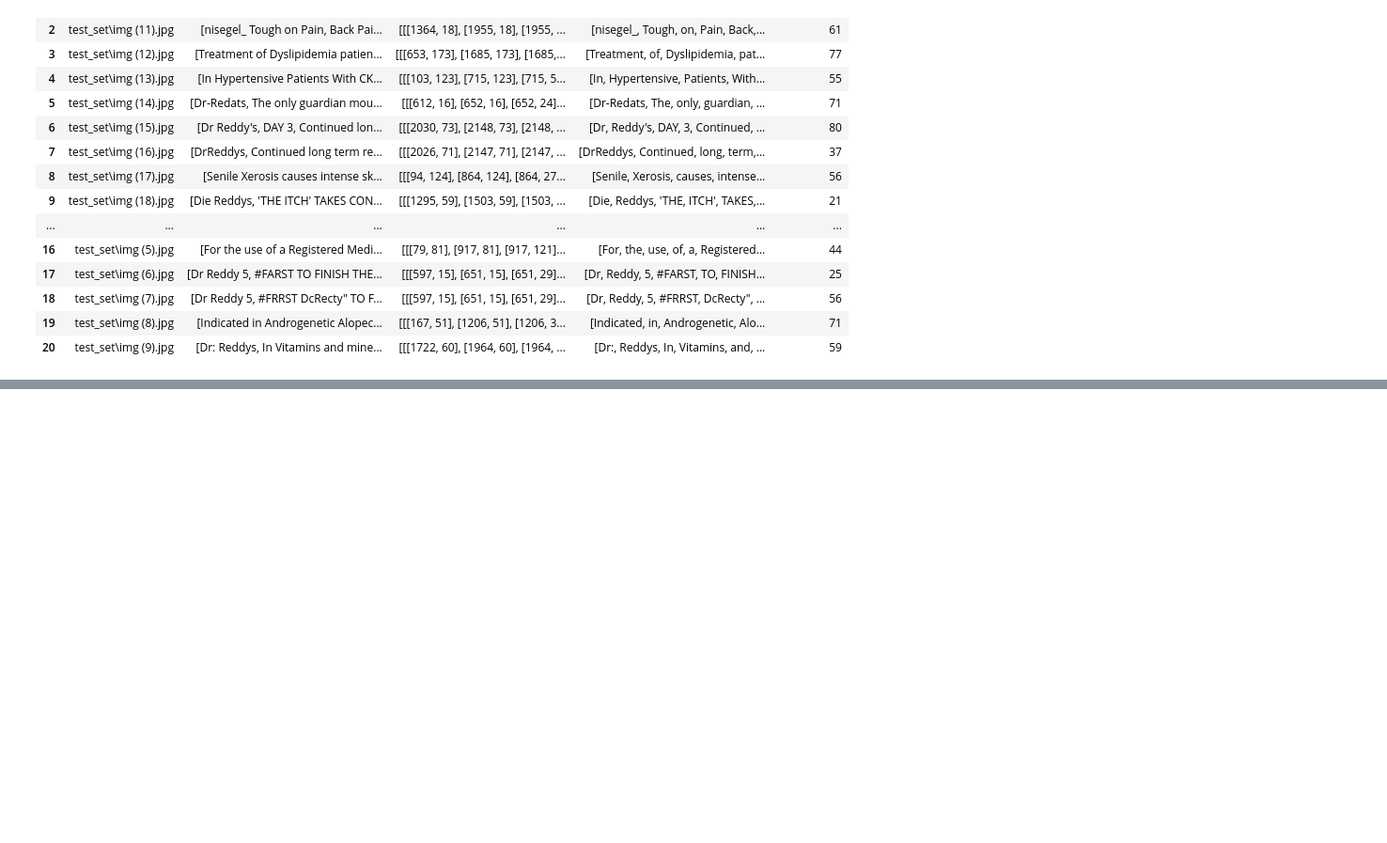
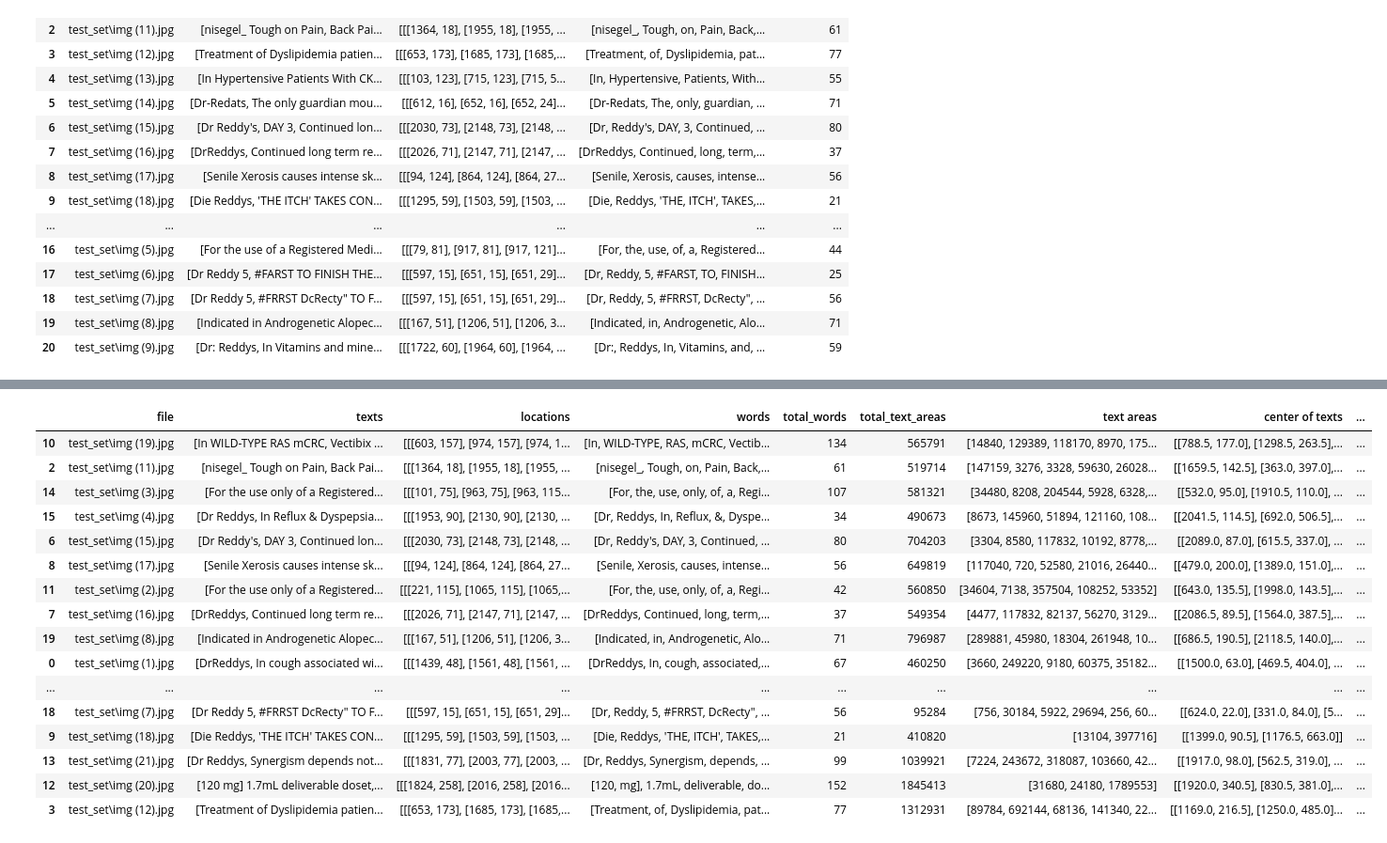
Before and after one commit to shreeschool/Text-data-from-images, a Jupyter notebook: Team ADOPT.ipynb, the cells around one changed output, grey strips where cells are left out. Shown at 94% size. Cells and saved outputs as stored; diff of their text form; code cells hidden in the pictures; blank space fills up the shorter version.

```diff
--- a/Team ADOPT.ipynb
+++ b/Team ADOPT.ipynb
@@ -234,0 +428,15 @@ df
+# %%
+score3=[1/x for x in df['dev from center']] ## center deviation
+# %%
+## to find out text cluster area ratio to image ratio
+total_size_ratio=[]
+for i in range(len(text_areas)):
+    temp_totr=df['total_text_areas'][i]/image_area[i]
+    total_size_ratio.append(temp_totr)
+score4=[1/abs(x-0.43) for x in total_size_ratio]
+# %%
+a=0.5
+b=0.2
+c=0.15
+d=0.15
+score_all_4=list(a*np.array(score1)+b*np.array(score2)+c*np.array(score3)+d*np.array(score4))
@@ -234,0 +467,23 @@ df
+# %%
+# df['score']=temp_scoreall
+df['score']=score_all_4
+# %%
+df.sort_values('score')
+# %% [output]
+|  | file | texts | locations | words | total_words | total_text_areas | text areas | center of texts | ... |
+| 10 | test_set\img (19).jpg | [In WILD-TYPE RAS mCRC, Vectibix ... | [[[603, 157], [974, 157], [974, 1... | [In, WILD-TYPE, RAS, mCRC, Vectib... | 134 | 565791 | [14840, 129389, 118170, 8970, 175... | [[788.5, 177.0], [1298.5, 263.5],... | ... |
+| 2 | test_set\img (11).jpg | [nisegel_ Tough on Pain, Back Pai... | [[[1364, 18], [1955, 18], [1955, ... | [nisegel_, Tough, on, Pain, Back,... | 61 | 519714 | [147159, 3276, 3328, 59630, 26028... | [[1659.5, 142.5], [363.0, 397.0],... | ... |
+| 14 | test_set\img (3).jpg | [For the use only of a Registered... | [[[101, 75], [963, 75], [963, 115... | [For, the, use, only, of, a, Regi... | 107 | 581321 | [34480, 8208, 204544, 5928, 6328,... | [[532.0, 95.0], [1910.5, 110.0], ... | ... |
+| 15 | test_set\img (4).jpg | [Dr Reddys, In Reflux & Dyspepsia... | [[[1953, 90], [2130, 90], [2130, ... | [Dr, Reddys, In, Reflux, &, Dyspe... | 34 | 490673 | [8673, 145960, 51894, 121160, 108... | [[2041.5, 114.5], [692.0, 506.5],... | ... |
+| 6 | test_set\img (15).jpg | [Dr Reddy's, DAY 3, Continued lon... | [[[2030, 73], [2148, 73], [2148, ... | [Dr, Reddy's, DAY, 3, Continued, ... | 80 | 704203 | [3304, 8580, 117832, 10192, 8778,... | [[2089.0, 87.0], [615.5, 337.0], ... | ... |
+| 8 | test_set\img (17).jpg | [Senile Xerosis causes intense sk... | [[[94, 124], [864, 124], [864, 27... | [Senile, Xerosis, causes, intense... | 56 | 649819 | [117040, 720, 52580, 21016, 26440... | [[479.0, 200.0], [1389.0, 151.0],... | ... |
+| 11 | test_set\img (2).jpg | [For the use only of a Registered... | [[[221, 115], [1065, 115], [1065,... | [For, the, use, only, of, a, Regi... | 42 | 560850 | [34604, 7138, 357504, 108252, 53352] | [[643.0, 135.5], [1998.0, 143.5],... | ... |
+| 7 | test_set\img (16).jpg | [DrReddys, Continued long term re... | [[[2026, 71], [2147, 71], [2147, ... | [DrReddys, Continued, long, term,... | 37 | 549354 | [4477, 117832, 82137, 56270, 3129... | [[2086.5, 89.5], [1564.0, 387.5],... | ... |
+| 19 | test_set\img (8).jpg | [Indicated in Androgenetic Alopec... | [[[167, 51], [1206, 51], [1206, 3... | [Indicated, in, Androgenetic, Alo... | 71 | 796987 | [289881, 45980, 18304, 261948, 10... | [[686.5, 190.5], [2118.5, 140.0],... | ... |
+| 0 | test_set\img (1).jpg | [DrReddys, In cough associated wi... | [[[1439, 48], [1561, 48], [1561, ... | [DrReddys, In, cough, associated,... | 67 | 460250 | [3660, 249220, 9180, 60375, 35182... | [[1500.0, 63.0], [469.5, 404.0], ... | ... |
+| ... | ... | ... | ... | ... | ... | ... | ... | ... | ... |
+| 18 | test_set\img (7).jpg | [Dr Reddy 5, #FRRST DcRecty" TO F... | [[[597, 15], [651, 15], [651, 29]... | [Dr, Reddy, 5, #FRRST, DcRecty", ... | 56 | 95284 | [756, 30184, 5922, 29694, 256, 60... | [[624.0, 22.0], [331.0, 84.0], [5... | ... |
+| 9 | test_set\img (18).jpg | [Die Reddys, 'THE ITCH' TAKES CON... | [[[1295, 59], [1503, 59], [1503, ... | [Die, Reddys, 'THE, ITCH', TAKES,... | 21 | 410820 | [13104, 397716] | [[1399.0, 90.5], [1176.5, 663.0]] | ... |
+| 13 | test_set\img (21).jpg | [Dr Reddys, Synergism depends not... | [[[1831, 77], [2003, 77], [2003, ... | [Dr, Reddys, Synergism, depends, ... | 99 | 1039921 | [7224, 243672, 318087, 103660, 42... | [[1917.0, 98.0], [562.5, 319.0], ... | ... |
+| 12 | test_set\img (20).jpg | [120 mg] 1.7mL deliverable doset,... | [[[1824, 258], [2016, 258], [2016... | [120, mg], 1.7mL, deliverable, do... | 152 | 1845413 | [31680, 24180, 1789553] | [[1920.0, 340.5], [830.5, 381.0],... | ... |
+| 3 | test_set\img (12).jpg | [Treatment of Dyslipidemia patien... | [[[653, 173], [1685, 173], [1685,... | [Treatment, of, Dyslipidemia, pat... | 77 | 1312931 | [89784, 692144, 68136, 141340, 22... | [[1169.0, 216.5], [1250.0, 485.0]... | ... |
```
Also changed, not shown: parts of 23 cells of this notebook.
